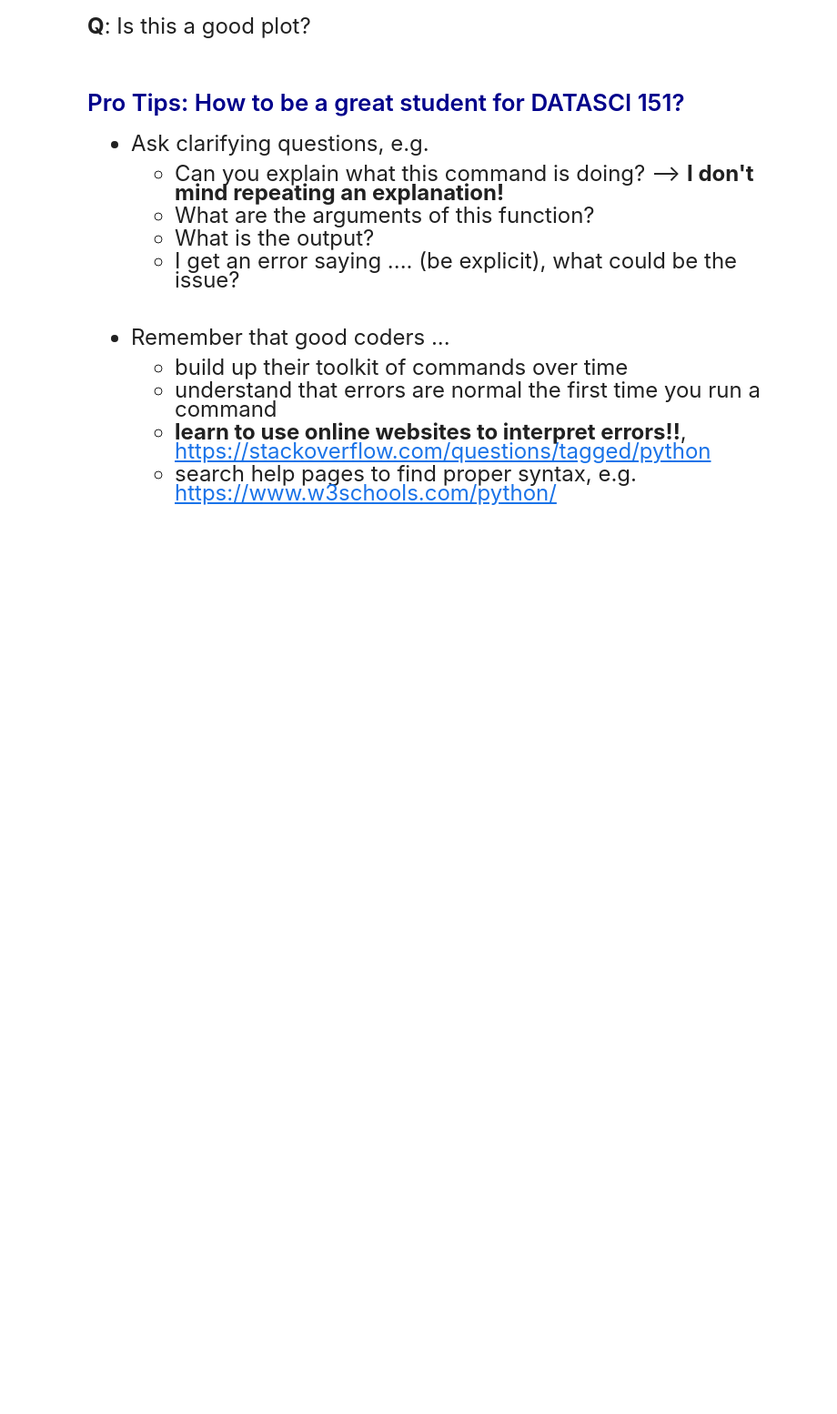
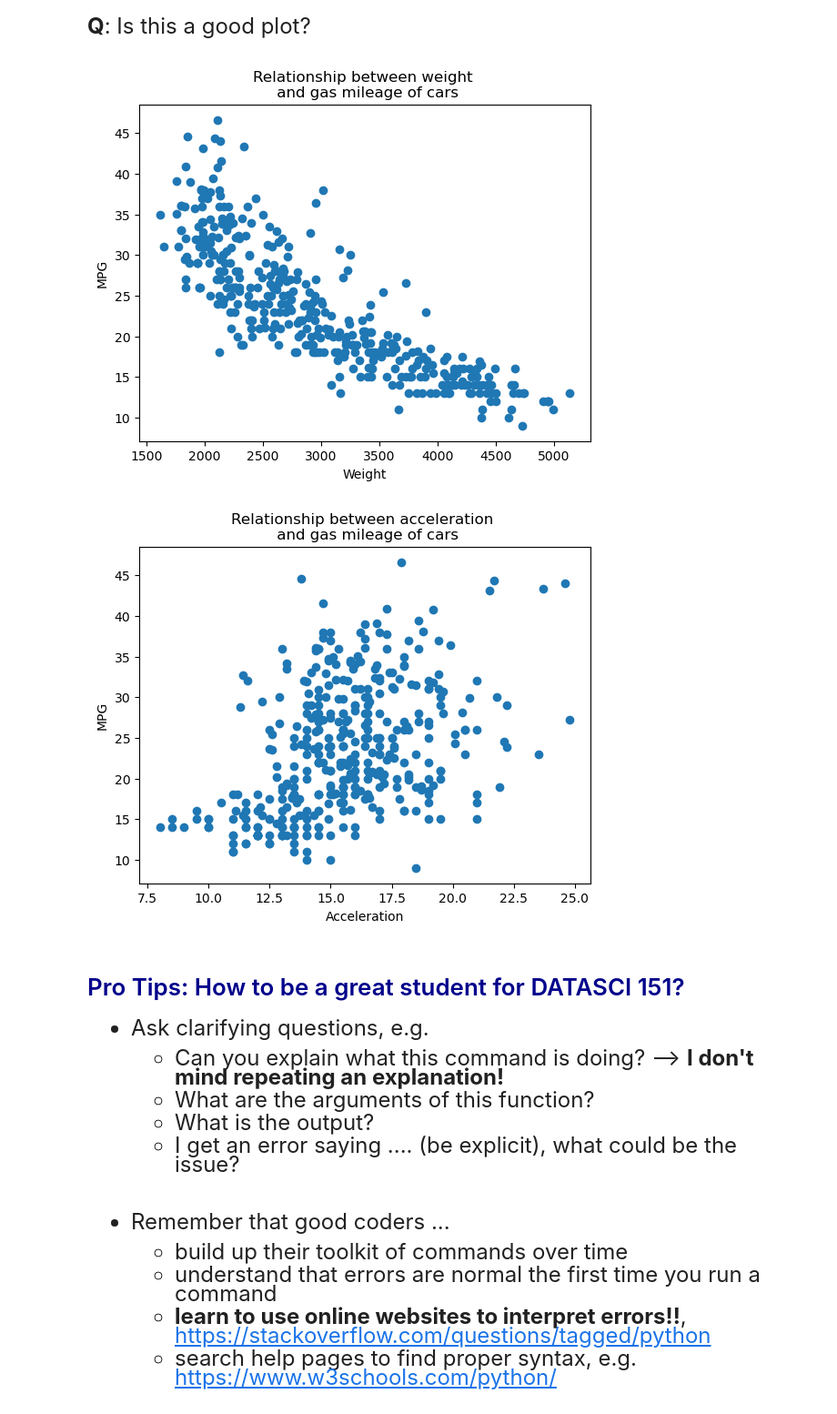
Before and after one commit to anqi-c07/datasci151spring2026, a Jupyter notebook: lecture_02/mylecture_02.ipynb, the cells around one changed output. Shown at 91% size. Drawn from its saved outputs; the diff is of its cells as text; code cells hidden in the pictures; blank space fills up the shorter version.

```diff
--- a/lecture_02/mylecture_02.ipynb
+++ b/lecture_02/mylecture_02.ipynb
@@ -359,3 +328,20 @@ plt.show()
+# %%
+# Try another scatter plot with x = "acceleration"
+
+plt.scatter(x = carfeatures['weight'], y = carfeatures['mpg'])
+plt.xlabel("Weight")
+plt.ylabel("MPG")
+plt.title("Relationship between weight \n and gas mileage of cars")
+plt.show()  # to suppress extra message/output, ALSO to act as separator between two plots
+
+plt.scatter(x = carfeatures['acceleration'], y = carfeatures['mpg'])
+plt.xlabel("Acceleration")
+plt.ylabel("MPG")
+plt.title("Relationship between acceleration \n and gas mileage of cars")
+plt.show()  # to suppress extra message/output
+# %% [output]
+[figure, added]
+[figure, added]
 # %% [markdown]
 
 
```
Also changed, not shown: parts of 9 cells of this notebook.
